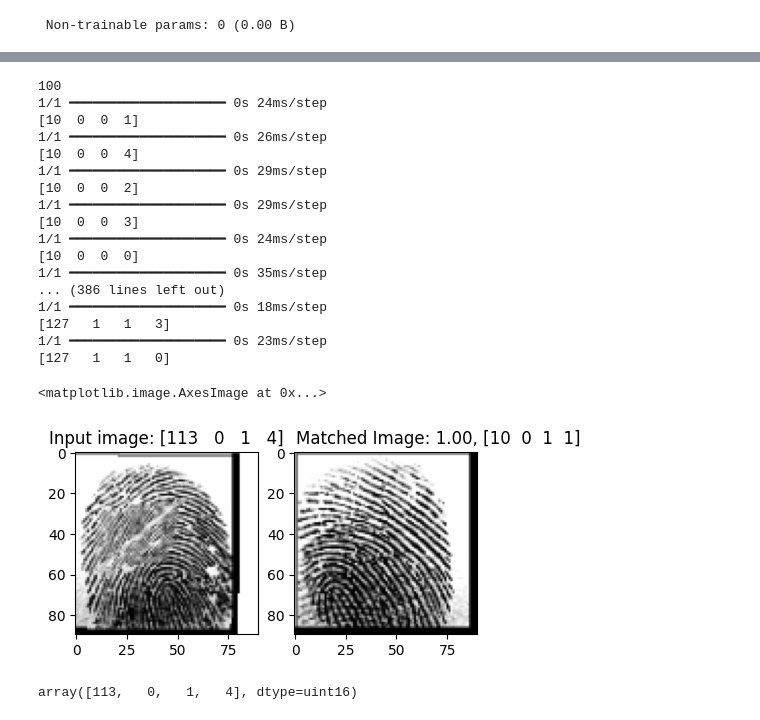
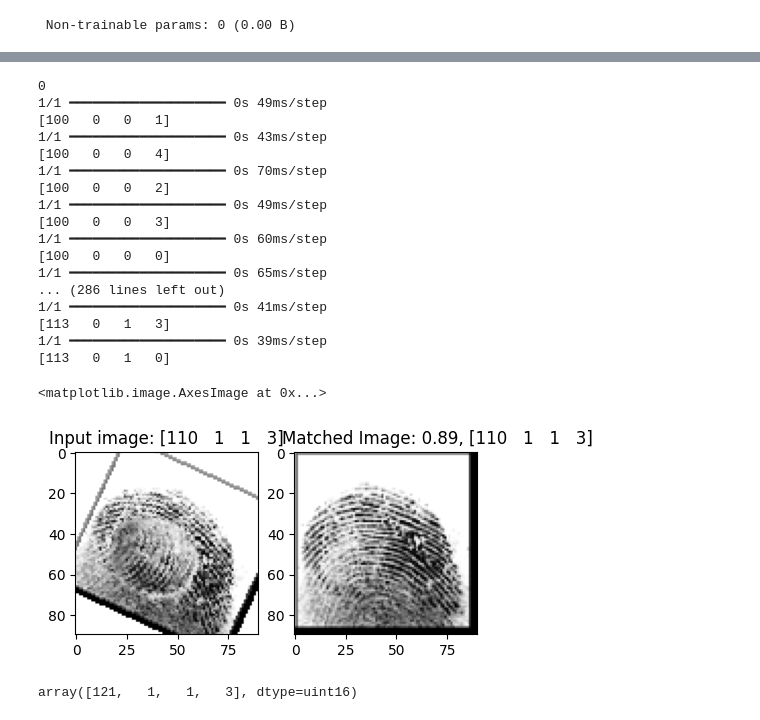
Before and after one commit to AshwinJR21/fingerprint-matcher, a Jupyter notebook: SNN.ipynb, the cells around one changed output, grey strips where cells are left out. Drawn from its saved outputs; the diff is of its cells as text; code cells hidden in the pictures.

```diff
--- a/SNN.ipynb
+++ b/SNN.ipynb
@@ -359,6 +363,6 @@ plt.imshow(rx.squeeze(), cmap='gray')
 # %%
 # new user fingerprint input
-random_idx = 40
+random_idx = 4000
 
 random_img = x_val[random_idx]
 random_label = label_val[random_idx]
@@ -387,61 +391,61 @@ match_key = ''.join(match_key).zfill(6)
 
 #predicting for every image in database and checking highest score
 score = 0
-index = 100
+index = 0
 matched_image = None
 matched_label = None
-for i in range(100, 300):
+for i in range(150):
     if i % 100 == 0: print(i)
     pred_rx = model.predict([random_img, x_real[i].reshape((1, 90, 90, 1)).astype(np.float32) / 255.])
     print(y_real[i])
     if pred_rx > score:
         score = pred_rx
-        index += 1
+        index = i
 
 matched_image = x_real[index]
 matched_label = y_real[index]
 
 
 
 # unmatched image
 # unmatch_key, unmatch_idx = random.choice(list(label_real_dict.items()))
 
 # ux = x_real[unmatch_idx].reshape((1, 90, 90, 1)).astype(np.float32) / 255.
 # uy = y_real[unmatch_idx]
 
 # pred_ux = model.predict([random_img, ux])
 
 plt.figure(figsize=(8, 4))
 plt.subplot(1, 3, 1)
 plt.title('Input image: %s' %random_label)
 plt.imshow(random_img.squeeze(), cmap='gray')
 plt.subplot(1, 3, 2)
 plt.title('                    Matched Image: %.02f, %s' % (score, matched_label))
 plt.imshow(matched_image.squeeze(), cmap='gray')
 # plt.subplot(1, 3, 3)
 # plt.title('X: %.02f, %s' % (pred_ux, uy))
 # plt.imshow(ux.squeeze(), cmap='gray')
 # %% [output]
-100
-1/1 ━━━━━━━━━━━━━━━━━━━━ 0s 24ms/step
-[10  0  0  1]
-1/1 ━━━━━━━━━━━━━━━━━━━━ 0s 26ms/step
-[10  0  0  4]
-1/1 ━━━━━━━━━━━━━━━━━━━━ 0s 29ms/step
-[10  0  0  2]
-1/1 ━━━━━━━━━━━━━━━━━━━━ 0s 29ms/step
-[10  0  0  3]
-1/1 ━━━━━━━━━━━━━━━━━━━━ 0s 24ms/step
-[10  0  0  0]
-1/1 ━━━━━━━━━━━━━━━━━━━━ 0s 35ms/step
-... (386 lines left out)
-1/1 ━━━━━━━━━━━━━━━━━━━━ 0s 18ms/step
-[127   1   1   3]
-1/1 ━━━━━━━━━━━━━━━━━━━━ 0s 23ms/step
-[127   1   1   0]
+0
+1/1 ━━━━━━━━━━━━━━━━━━━━ 0s 49ms/step
+[100   0   0   1]
+1/1 ━━━━━━━━━━━━━━━━━━━━ 0s 43ms/step
+[100   0   0   4]
+1/1 ━━━━━━━━━━━━━━━━━━━━ 0s 70ms/step
+[100   0   0   2]
+1/1 ━━━━━━━━━━━━━━━━━━━━ 0s 49ms/step
+[100   0   0   3]
+1/1 ━━━━━━━━━━━━━━━━━━━━ 0s 60ms/step
+[100   0   0   0]
+1/1 ━━━━━━━━━━━━━━━━━━━━ 0s 65ms/step
+... (286 lines left out)
+1/1 ━━━━━━━━━━━━━━━━━━━━ 0s 41ms/step
+[113   0   1   3]
+1/1 ━━━━━━━━━━━━━━━━━━━━ 0s 39ms/step
+[113   0   1   0]
 <matplotlib.image.AxesImage at 0x...>
-[figure, old version]
+[figure, new version]
 # %%
-label_val[40]
+label_val[3000]
 # %% [output]
-array([113,   0,   1,   4], dtype=uint16)
+array([121,   1,   1,   3], dtype=uint16)
```
Also changed, not shown: parts of 5 cells of this notebook, 7 other files.
